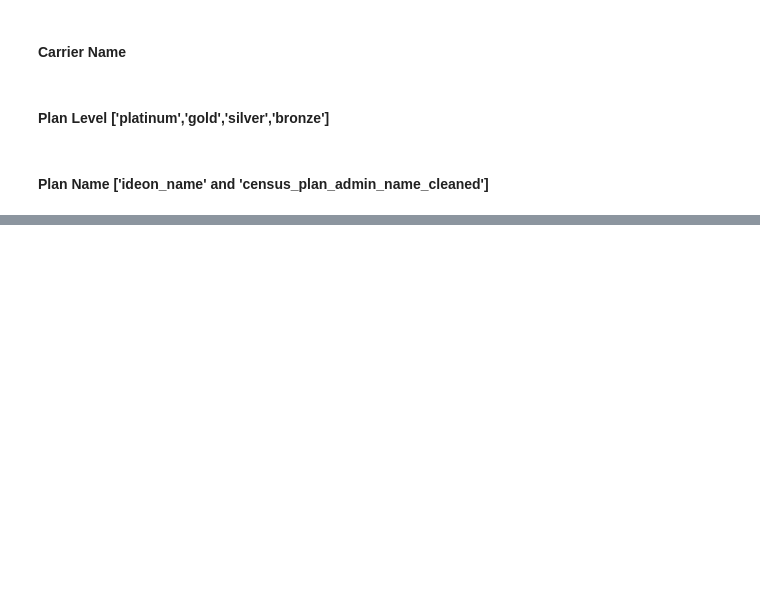
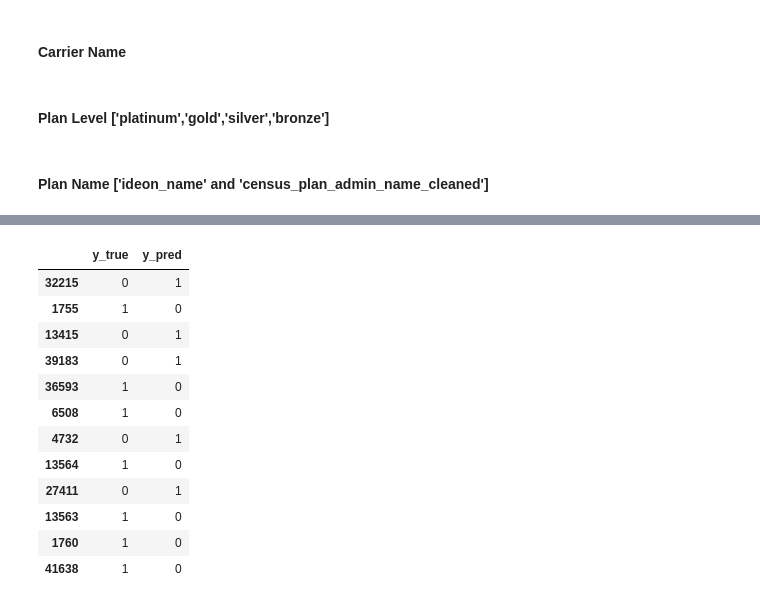
Before and after one commit to Kieran-Shaw/match-plans, a Jupyter notebook: notebooks/model-building.ipynb, the cells around one changed output, grey strips where cells are left out. Saved outputs shown, nothing was run; the diff lists cells and outputs as text; code cells hidden in the pictures; blank space fills up the shorter version.

```diff
--- a/notebooks/model-building.ipynb
+++ b/notebooks/model-building.ipynb
@@ -369,0 +382,24 @@ SaveModelMetrics(file_path='~/match-plans/data/model_results.csv').save_metrics(
+# %%
+# add the levenshtein string distance between plan_admin_name_cleaned and ideon_name
+df['plan_name_levenshtein_distance'] = df.apply(lambda row: lev.distance(row['census_plan_admin_name_cleaned'], row['ideon_name']), axis=1)
+df['carrier_name_levenshtein_distance'] = df.apply(lambda row: lev.distance(row['census_carrier_name_cleaned'], row['ideon_carrier_name']), axis=1)
+
+# check if the census_plan_admin_name_cleaned has HSA or HDHP, with case set to false
+df['census_hsa_hdhp'] = df['census_plan_admin_name_cleaned'].str.contains('HSA|HDHP', case=False)
+
+# check for plan_type in the census_plan_admin_name_cleaned column, if it is in there, figure out which type (PPO or HMO), and then add that to the census_plan_type column
+def determine_plan_type(name: str):
+    lower_name = name.lower()
+    if 'ppo' in lower_name or 'pos' in lower_name:
+        return 'PPO'
+    elif 'hmo' in lower_name:
+        return 'HMO'
+    else:
+        return None
+
+df['census_plan_type'] = df['census_plan_admin_name_cleaned'].apply(determine_plan_type)
+
+# normalize ideon_plan_type column
+df['ideon_plan_type'] = df['ideon_plan_type'].replace({'POS': 'PPO', 'EPO': 'PPO'})
+
+# issuer code - if there is an issuer code in the census_plan_admin_name_cleaned, then lets extract that and add it to a column. then, lets do levenshtein string distance to that issuer_code and also cosine similarity
@@ -369,0 +508,22 @@ SaveModelMetrics(file_path='~/match-plans/data/model_results.csv').save_metrics(
+# %%
+# Create a DataFrame with the true labels, predicted labels, and the test data
+results = pd.DataFrame({
+    'y_true': y_test,
+    'y_pred': y_pred,
+})
+# %%
+results[results['y_true'] != results['y_pred']]
+# %% [output]
+|  | y_true | y_pred |
+| 32215 | 0 | 1 |
+| 1755 | 1 | 0 |
+| 13415 | 0 | 1 |
+| 39183 | 0 | 1 |
+| 36593 | 1 | 0 |
+| 6508 | 1 | 0 |
+| 4732 | 0 | 1 |
+| 13564 | 1 | 0 |
+| 27411 | 0 | 1 |
+| 13563 | 1 | 0 |
+| 1760 | 1 | 0 |
+| 41638 | 1 | 0 |
```
Also changed, not shown: parts of 9 cells of this notebook, 2 other files.
